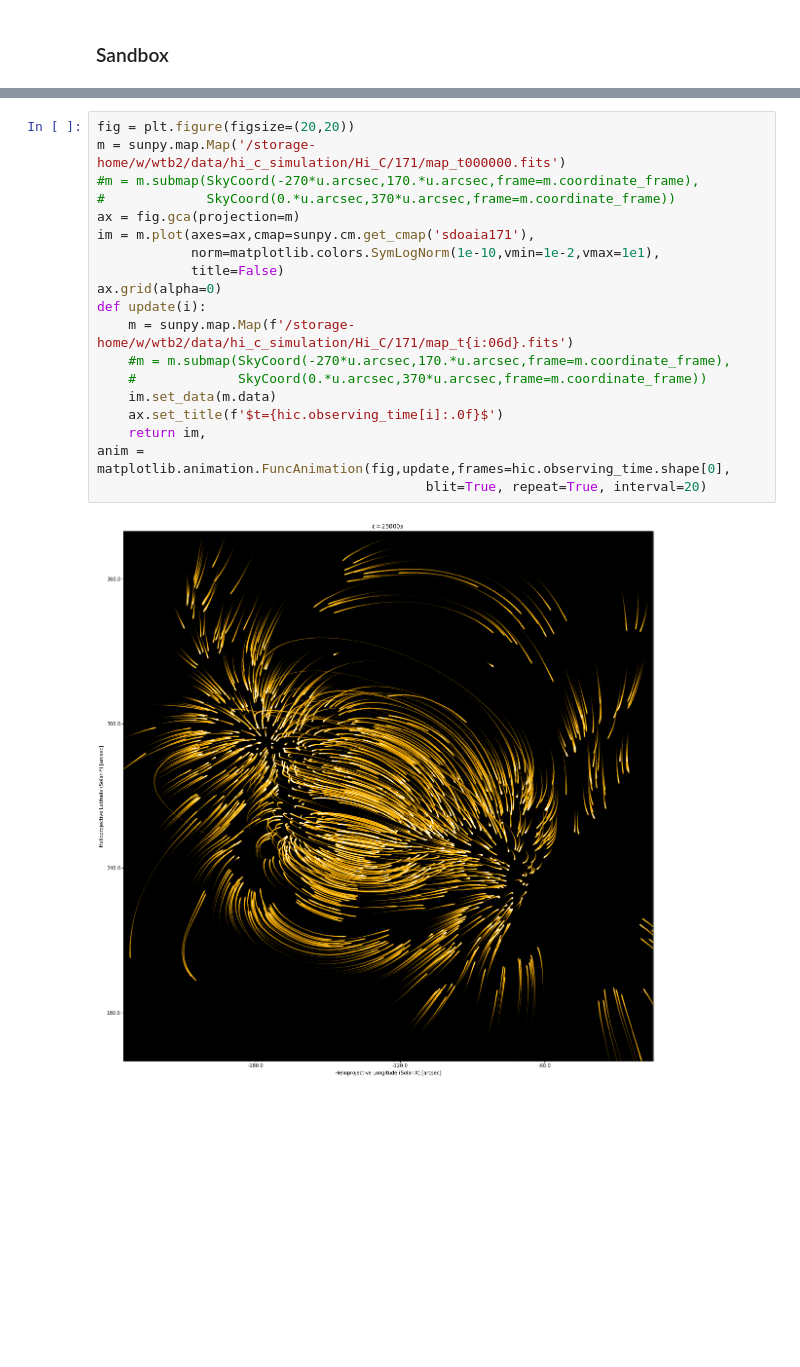
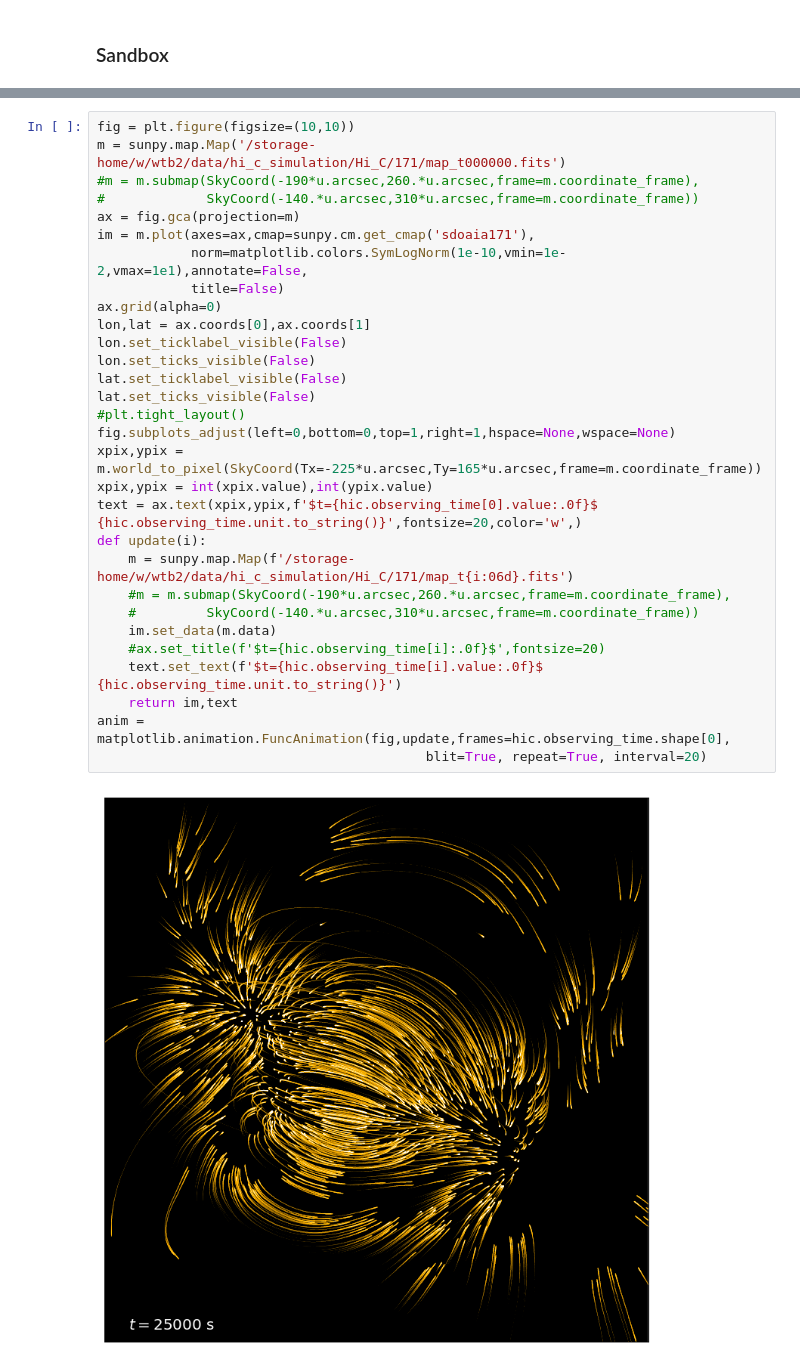
Before and after one commit to wtbarnes/hi_c_simulation, a Jupyter notebook: detect.ipynb, the cells around one changed output, grey strips where cells are left out. Saved outputs shown, nothing was run; the diff lists cells and outputs as text; blank space fills up the shorter version.

```diff
--- a/detect.ipynb
+++ b/detect.ipynb
@@ -137,21 +146,32 @@ plt.savefig('hi_c_171_map.pdf',bbox_inches='tight')
 # %%
-fig = plt.figure(figsize=(20,20))
+fig = plt.figure(figsize=(10,10))
 m = sunpy.map.Map('/storage-home/w/wtb2/data/hi_c_simulation/Hi_C/171/map_t000000.fits')
-#m = m.submap(SkyCoord(-270*u.arcsec,170.*u.arcsec,frame=m.coordinate_frame),
-#             SkyCoord(0.*u.arcsec,370*u.arcsec,frame=m.coordinate_frame))
+#m = m.submap(SkyCoord(-190*u.arcsec,260.*u.arcsec,frame=m.coordinate_frame),
+#             SkyCoord(-140.*u.arcsec,310*u.arcsec,frame=m.coordinate_frame))
 ax = fig.gca(projection=m)
 im = m.plot(axes=ax,cmap=sunpy.cm.get_cmap('sdoaia171'),
-            norm=matplotlib.colors.SymLogNorm(1e-10,vmin=1e-2,vmax=1e1),
+            norm=matplotlib.colors.SymLogNorm(1e-10,vmin=1e-2,vmax=1e1),annotate=False,
             title=False)
 ax.grid(alpha=0)
+lon,lat = ax.coords[0],ax.coords[1]
+lon.set_ticklabel_visible(False)
+lon.set_ticks_visible(False)
+lat.set_ticklabel_visible(False)
+lat.set_ticks_visible(False)
+#plt.tight_layout()
+fig.subplots_adjust(left=0,bottom=0,top=1,right=1,hspace=None,wspace=None)
+xpix,ypix = m.world_to_pixel(SkyCoord(Tx=-225*u.arcsec,Ty=165*u.arcsec,frame=m.coordinate_frame))
+xpix,ypix = int(xpix.value),int(ypix.value)
+text = ax.text(xpix,ypix,f'$t={hic.observing_time[0].value:.0f}$ {hic.observing_time.unit.to_string()}',fontsize=20,color='w',)
 def update(i):
     m = sunpy.map.Map(f'/storage-home/w/wtb2/data/hi_c_simulation/Hi_C/171/map_t{i:06d}.fits')
-    #m = m.submap(SkyCoord(-270*u.arcsec,170.*u.arcsec,frame=m.coordinate_frame),
-    #             SkyCoord(0.*u.arcsec,370*u.arcsec,frame=m.coordinate_frame))
+    #m = m.submap(SkyCoord(-190*u.arcsec,260.*u.arcsec,frame=m.coordinate_frame),
+    #         SkyCoord(-140.*u.arcsec,310*u.arcsec,frame=m.coordinate_frame))
     im.set_data(m.data)
-    ax.set_title(f'$t={hic.observing_time[i]:.0f}$')
-    return im,
+    #ax.set_title(f'$t={hic.observing_time[i]:.0f}$',fontsize=20)
+    text.set_text(f'$t={hic.observing_time[i].value:.0f}$ {hic.observing_time.unit.to_string()}')
+    return im,text
 anim = matplotlib.animation.FuncAnimation(fig,update,frames=hic.observing_time.shape[0],
                                           blit=True, repeat=True, interval=20)
 # %% [output]
-[figure, old version]
+[figure, new version]
```
Also changed, not shown: parts of 7 cells of this notebook, 1 other file.
